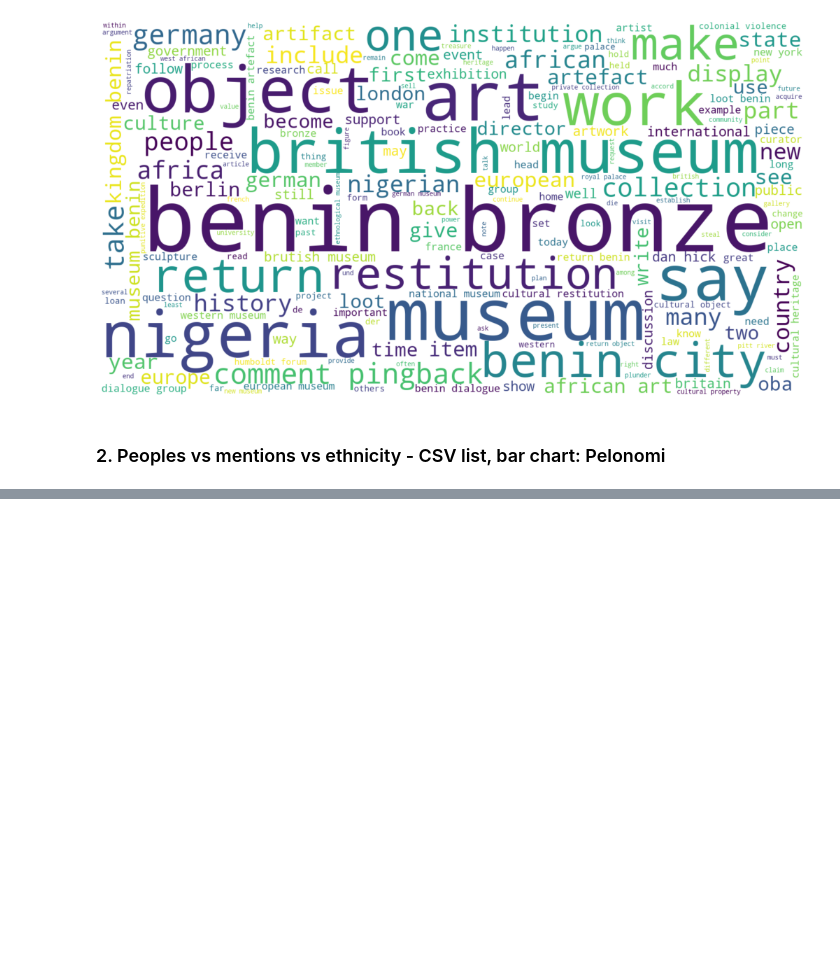
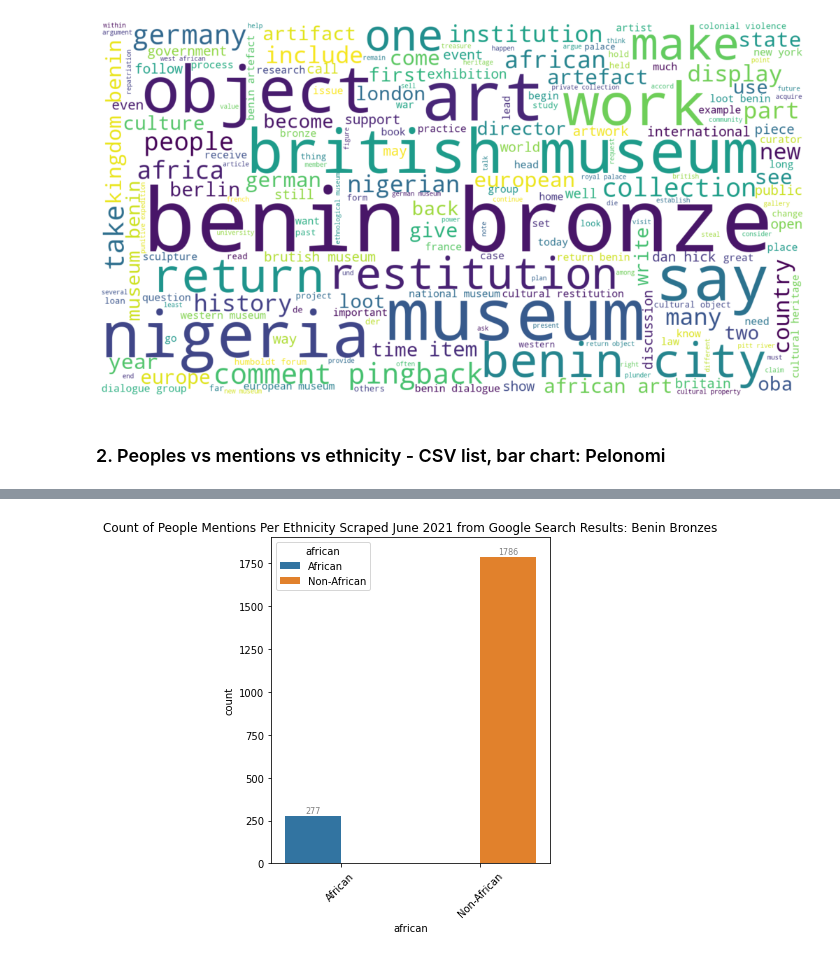
Before and after one commit to TamatiB/restitution_africa2021, a Jupyter notebook: scrape_crawl/Visualisations3.ipynb, the cells around one changed output, grey strips where cells are left out. Drawn from its saved outputs; the diff is of its cells as text; code cells hidden in the pictures; blank space fills up the shorter version.

```diff
--- a/scrape_crawl/Visualisations3.ipynb
+++ b/scrape_crawl/Visualisations3.ipynb
@@ -486,0 +667,17 @@ def NER(text):
+# %%
+ratio = preds2.groupby('african').agg('sum').reset_index()
+plt.figure(figsize=[5,6])
+plt.xticks(rotation=45)
+plt.title('Count of People Mentions Per Ethnicity Scraped June 2021 from Google Search Results: Benin Bronzes')
+g = sns.barplot(data=ratio,
+             x="african",
+             y="count",
+             hue="african")
+ax=g
+for p in ax.patches:
+    ax.annotate("%.0f" % p.get_height(), (p.get_x() + p.get_width() / 2., p.get_height()),
+                ha='center', va='center', fontsize=8, color='gray', xytext=(0, 5),
+                textcoords='offset points')
+_ = ax.set_ylim(0,1900) #To make space for the annotations
+# %% [output]
+[figure, added]
```
Also changed, not shown: parts of 31 cells of this notebook, 1 other file.
